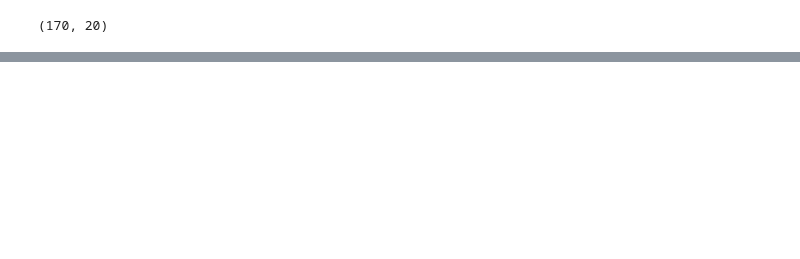
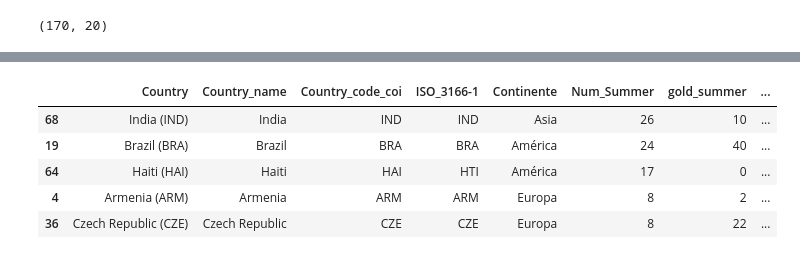
Before and after one commit to leodan52/OlympicMedalsByCountry, a Jupyter notebook: tratamiento_de_datos.ipynb, the cells around one changed output, grey strips where cells are left out. Cells and saved outputs as stored; diff of their text form; code cells hidden in the pictures; blank space fills up the shorter version.

```diff
--- a/tratamiento_de_datos.ipynb
+++ b/tratamiento_de_datos.ipynb
@@ -373,0 +436,10 @@ df[df.Continente.isna() | df["ISO_3166-1"].isna()]["Country_name"].tolist()
+# %%
+df["Continente"] = df.apply(lambda x: map_paises_sin_continente[x.Country_name] if x.Country_name in map_paises_sin_continente else x["Continente"], axis=1)
+df.sample(5)
+# %% [output]
+|  | Country | Country_name | Country_code_coi | ISO_3166-1 | Continente | Num_Summer | gold_summer | ... |
+| 68 | India (IND) | India | IND | IND | Asia | 26 | 10 | ... |
+| 19 | Brazil (BRA) | Brazil | BRA | BRA | América | 24 | 40 | ... |
+| 64 | Haiti (HAI) | Haiti | HAI | HTI | América | 17 | 0 | ... |
+| 4 | Armenia (ARM) | Armenia | ARM | ARM | Europa | 8 | 2 | ... |
+| 36 | Czech Republic (CZE) | Czech Republic | CZE | CZE | Europa | 8 | 22 | ... |
```
Also changed, not shown: parts of 38 cells of this notebook, 3 other files.
